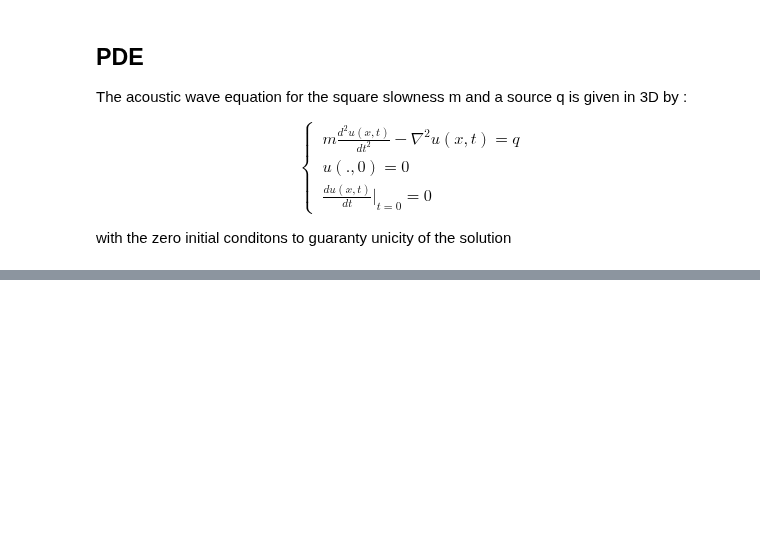
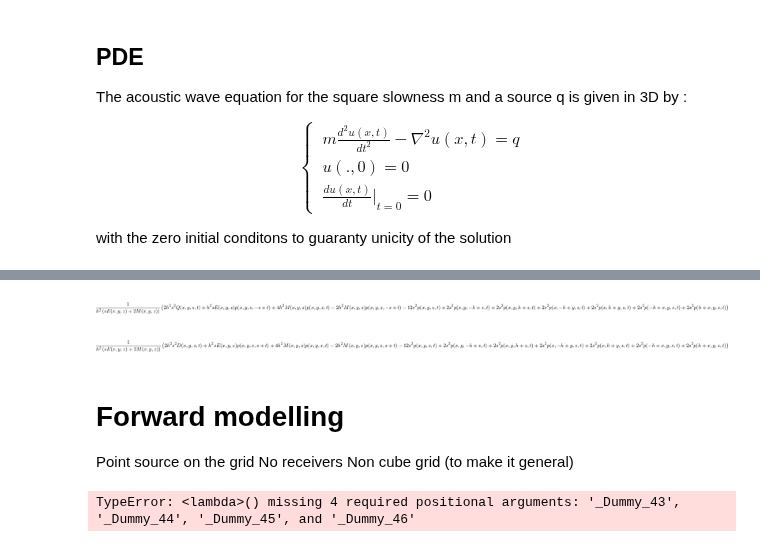
Before and after one commit to devitocodes/notebooks, a Jupyter notebook: AcousticFWI/Acoustic3D.ipynb, the cells around one changed output, grey strips where cells are left out. Saved outputs shown, nothing was run; the diff lists cells and outputs as text; code cells hidden in the pictures; blank space fills up the shorter version.

```diff
--- a/AcousticFWI/Acoustic3D.ipynb
+++ b/AcousticFWI/Acoustic3D.ipynb
@@ -53,0 +87,21 @@ stencilA
+# %%
+# Forward wave equation
+wave_equation = m*dtt- lap - q  + e*dt
+stencil = solve(wave_equation,solvep)[0]
+ts=lambdify(arglamb,stencil,"numpy")
+stencil
+# %% [output]
+[figure, added]
+# %%
+# Adjoint wave equation
+wave_equationA = m*dtt- lap - d - e*dt
+stencilA = solve(wave_equationA,solvepa)[0]
+tsA=lambdify(arglamba,stencilA,"numpy")
+stencilA
+# %% [output]
+[figure, added]
+# %% [markdown]
+# Forward modelling
+Point source on the grid
+No receivers
+Non cube grid (to make it general)
@@ -53,0 +189,4 @@ stencilA
+# %%
+u = Forward(nt,nx,ny,nz,mt)
+# %% [output]
+TypeError: <lambda>() missing 4 required positional arguments: '_Dummy_43', '_Dummy_44', '_Dummy_45', and '_Dummy_46'
```
Also changed, not shown: parts of 9 cells of this notebook.
